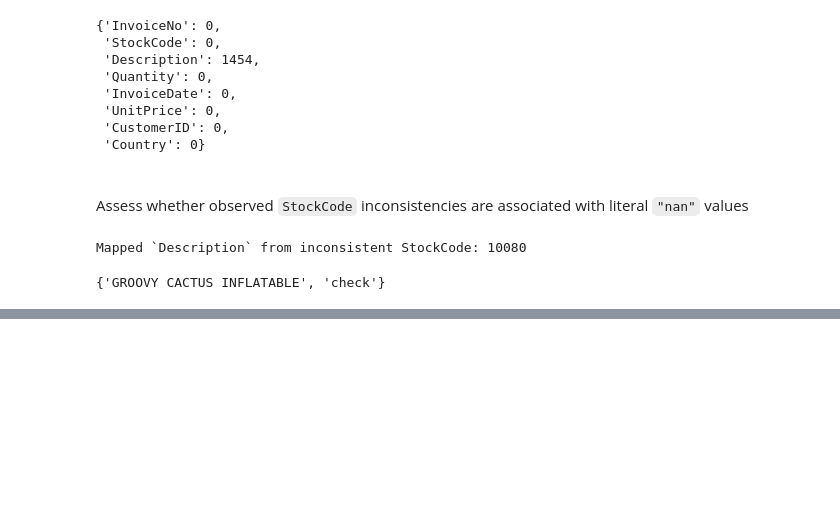
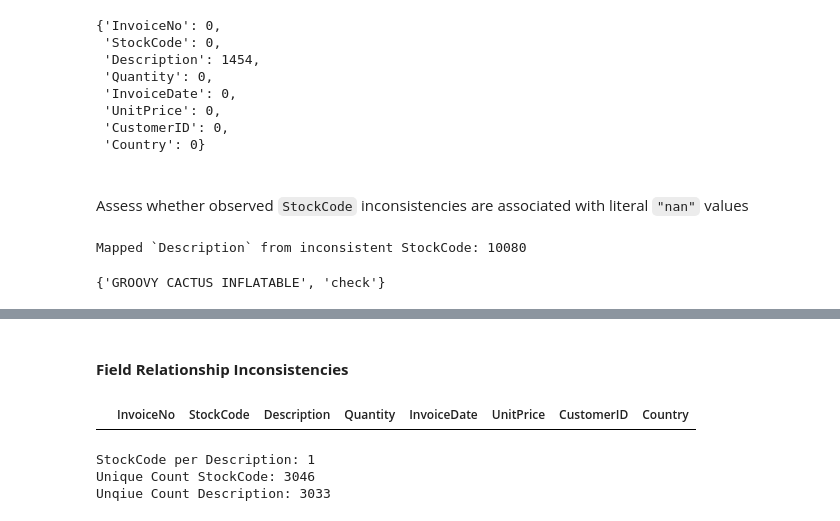
Before and after one commit to BLMgithub/customer-action-prioritization, a Jupyter notebook: notebooks/01_data_cleaning.ipynb, the cells around one changed output, grey strips where cells are left out. Saved outputs shown, nothing was run; the diff lists cells and outputs as text; code cells hidden in the pictures; blank space fills up the shorter version.

```diff
--- a/notebooks/01_data_cleaning.ipynb
+++ b/notebooks/01_data_cleaning.ipynb
@@ -207,0 +316,22 @@ Consolidated summary of data quality issues identified during the assessment
+# %% [markdown]
+<br>
+
+**Field Relationship Inconsistencies**
+# %%
+df_correction_v2.loc[df_correction_v2['Description'] == 'nan']
+# %% [output]
+|  | InvoiceNo | StockCode | Description | Quantity | InvoiceDate | UnitPrice | CustomerID | Country |
+# %%
+df_correction_v3 = df_correction_v2.loc[
+    ~df_correction_v2['StockCode'].isin(clean_inconsistent_stockcode)
+    ]
+
+code_to_desc_max_count = df_correction_v3.groupby('StockCode')['Description'].nunique().max()
+
+print(f"StockCode per Description: {code_to_desc_max_count}")
+print(f"Unique Count StockCode: {df_correction_v3['StockCode'].nunique()}")
+print(f"Unqiue Count Description: {df_correction_v3['Description'].nunique()}")
+# %% [output]
+StockCode per Description: 1
+Unique Count StockCode: 3046
+Unqiue Count Description: 3033
```
Also changed, not shown: parts of 33 cells of this notebook, 8 other files.
